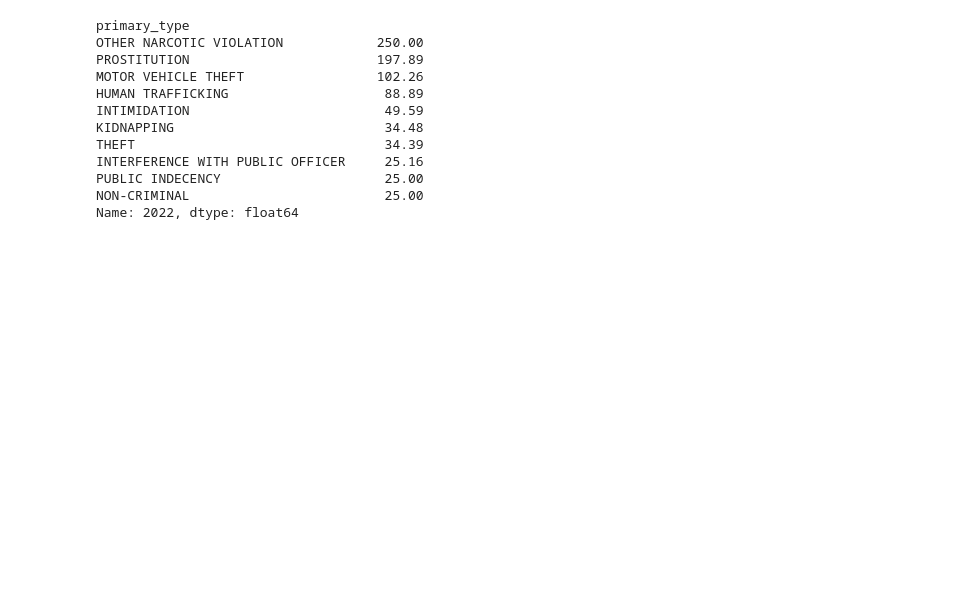
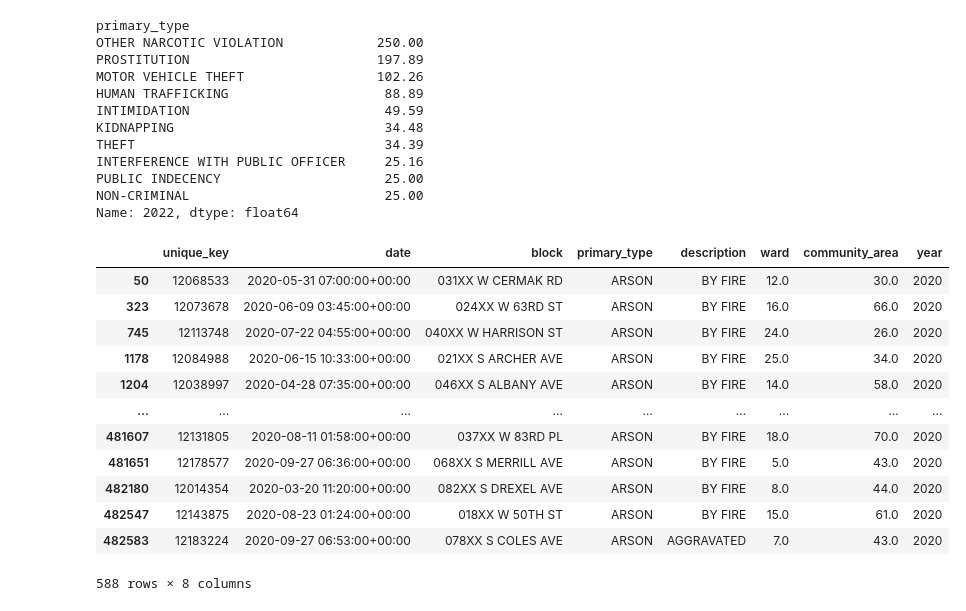
Before and after one commit to jdolinsky/chicago_crime, a Jupyter notebook: crime_increase_covid.ipynb, the cells around one changed output. Saved outputs shown, nothing was run; the diff lists cells and outputs as text; code cells hidden in the pictures; blank space fills up the shorter version.

```diff
--- a/crime_increase_covid.ipynb
+++ b/crime_increase_covid.ipynb
@@ -203,3 +207,19 @@ INTERFERENCE WITH PUBLIC OFFICER     25.16
 PUBLIC INDECENCY                     25.00
 NON-CRIMINAL                         25.00
 Name: 2022, dtype: float64
+# %%
+df_arson_2020 = df_cl.loc[(df_cl["year"] == 2020) & (df_cl["primary_type"] == "ARSON")]
+# %% [output]
+|  | unique_key | date | block | primary_type | description | ward | community_area | year |
+| 50 | 12068533 | 2020-05-31 07:00:00+00:00 | 031XX W CERMAK RD | ARSON | BY FIRE | 12.0 | 30.0 | 2020 |
+| 323 | 12073678 | 2020-06-09 03:45:00+00:00 | 024XX W 63RD ST | ARSON | BY FIRE | 16.0 | 66.0 | 2020 |
+| 745 | 12113748 | 2020-07-22 04:55:00+00:00 | 040XX W HARRISON ST | ARSON | BY FIRE | 24.0 | 26.0 | 2020 |
+| 1178 | 12084988 | 2020-06-15 10:33:00+00:00 | 021XX S ARCHER AVE | ARSON | BY FIRE | 25.0 | 34.0 | 2020 |
+| 1204 | 12038997 | 2020-04-28 07:35:00+00:00 | 046XX S ALBANY AVE | ARSON | BY FIRE | 14.0 | 58.0 | 2020 |
+| ... | ... | ... | ... | ... | ... | ... | ... | ... |
+| 481607 | 12131805 | 2020-08-11 01:58:00+00:00 | 037XX W 83RD PL | ARSON | BY FIRE | 18.0 | 70.0 | 2020 |
+| 481651 | 12178577 | 2020-09-27 06:36:00+00:00 | 068XX S MERRILL AVE | ARSON | BY FIRE | 5.0 | 43.0 | 2020 |
+| 482180 | 12014354 | 2020-03-20 11:20:00+00:00 | 082XX S DREXEL AVE | ARSON | BY FIRE | 8.0 | 44.0 | 2020 |
+| 482547 | 12143875 | 2020-08-23 01:24:00+00:00 | 018XX W 50TH ST | ARSON | BY FIRE | 15.0 | 61.0 | 2020 |
+| 482583 | 12183224 | 2020-09-27 06:53:00+00:00 | 078XX S COLES AVE | ARSON | AGGRAVATED | 7.0 | 43.0 | 2020 |
+588 rows × 8 columns
```
Also changed, not shown: parts of 16 cells of this notebook, 1 other file.
